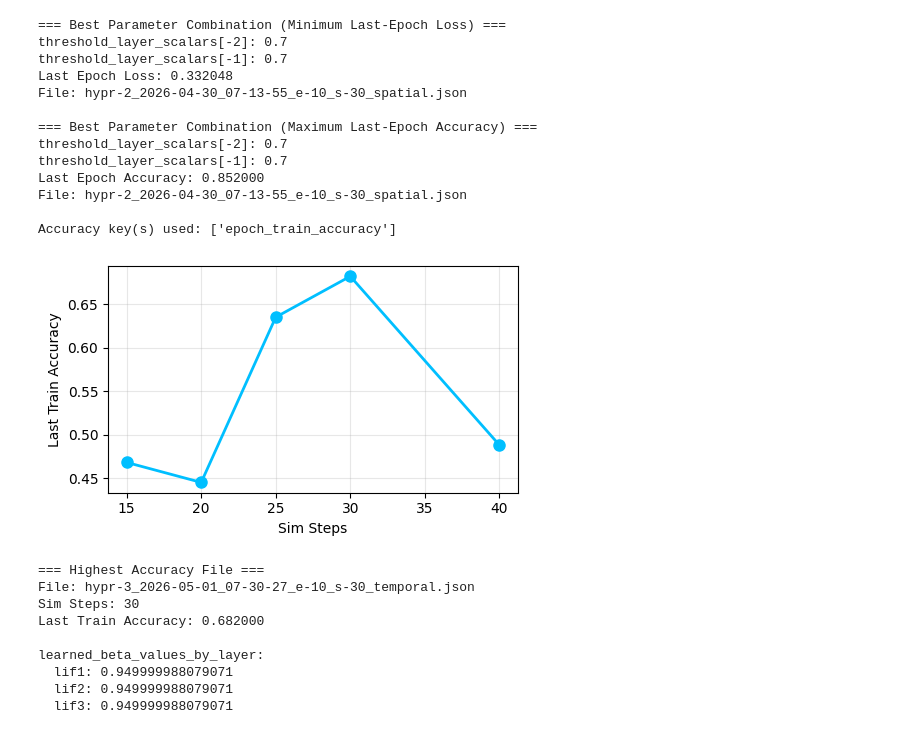
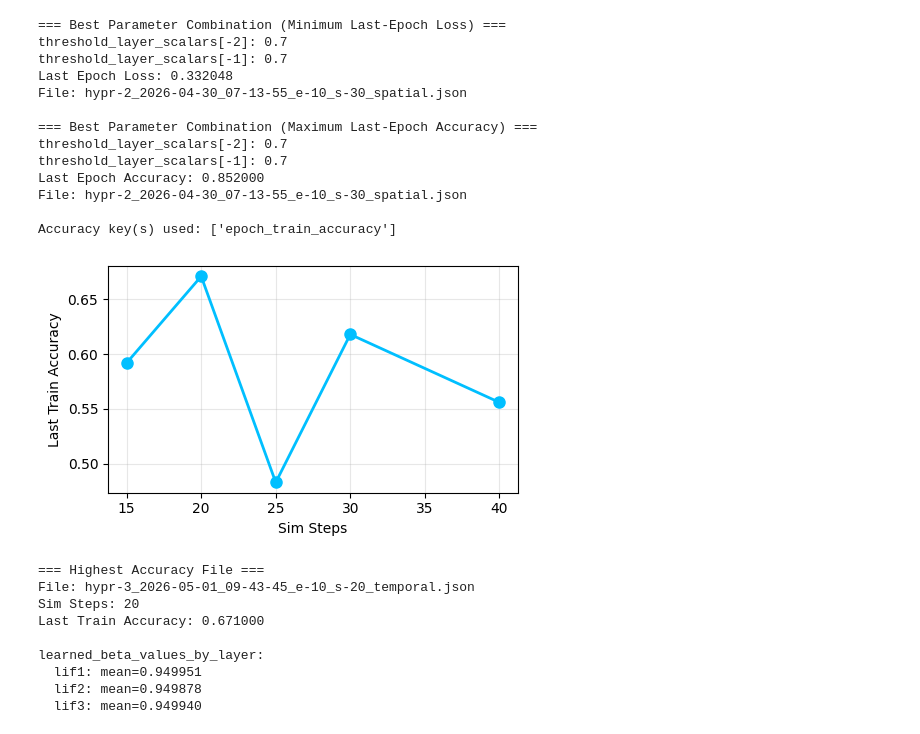
Before and after one commit to Rolands-Laucis/snn4nlp, a Jupyter notebook: experiments/E_sent-hypr-viz.ipynb, the cells around one changed output. Drawn from its saved outputs; the diff is of its cells as text; code cells hidden in the pictures.

Commit message:
new hypr-3 results

```diff
--- a/experiments/E_sent-hypr-viz.ipynb
+++ b/experiments/E_sent-hypr-viz.ipynb
@@ -307,42 +307,48 @@ accuracies = np.array([r[1] for r in records_unique])
 
 plt.figure(figsize=(5, 3))
 plt.plot(sim_steps_vals, accuracies, marker='o', linewidth=2, markersize=8, color=colors.trace_line)
 plt.xlabel('Sim Steps')
 plt.ylabel('Last Train Accuracy')
 plt.grid(True, alpha=0.3)
 plt.tight_layout()
 plt.show()
 
 # Find highest accuracy record and print learned_beta_values_by_layer
 best_sim_steps, best_acc, best_file_name, best_file_path = max(records, key=lambda x: x[1])
 
 print('=== Highest Accuracy File ===')
 print(f'File: {best_file_name}')
 print(f'Sim Steps: {best_sim_steps:g}')
 print(f'Last Train Accuracy: {best_acc:.6f}')
 
 # Load the best file and extract learned_beta_values_by_layer
 with open(best_file_path, 'r', encoding='utf-8') as f:
     best_data = json.load(f).get('results', {})
 
     learned_beta = best_data.get('learned_beta_values_by_layer')
     if learned_beta is not None:
-        print(f'\nlearned_beta_values_by_layer:')
+        print('\nlearned_beta_values_by_layer:')
         if isinstance(learned_beta, dict):
             for layer, value in learned_beta.items():
-                print(f'  {layer}: {value}')
+                if isinstance(value, dict):
+                    mean_beta = value.get('mean')
+                    beta_values = value.get('values')
+                    print(f'  {layer}: mean={mean_beta:.6f}' if mean_beta is not None else f'  {layer}: mean=None')
+                    # print(f'    values={beta_values}')
+                else:
+                    print(f'  {layer}: {value}')
         else:
             print(f'  {learned_beta}')
     else:
         print('\nlearned_beta_values_by_layer: Not found in results')
 # %% [output]
-[figure, old version]
+[figure, new version]
 === Highest Accuracy File ===
-File: hypr-3_2026-05-01_07-30-27_e-10_s-30_temporal.json
-Sim Steps: 30
-Last Train Accuracy: 0.682000
+File: hypr-3_2026-05-01_09-43-45_e-10_s-20_temporal.json
+Sim Steps: 20
+Last Train Accuracy: 0.671000
 
 learned_beta_values_by_layer:
-  lif1: 0.949999988079071
-  lif2: 0.949999988079071
-  lif3: 0.949999988079071
+  lif1: mean=0.949951
+  lif2: mean=0.949878
+  lif3: mean=0.949940
```
